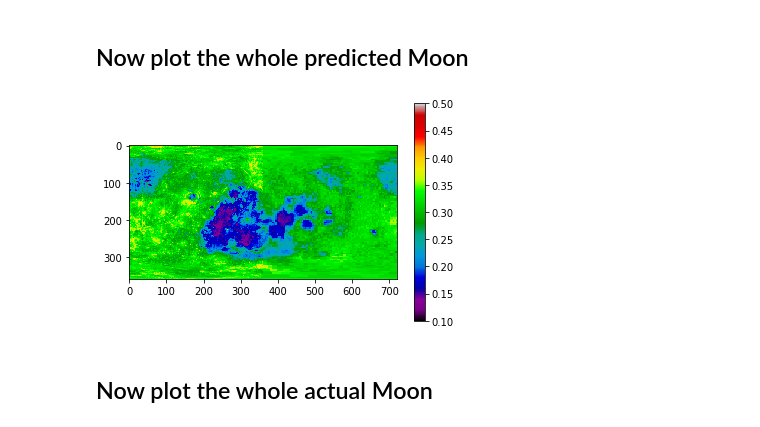
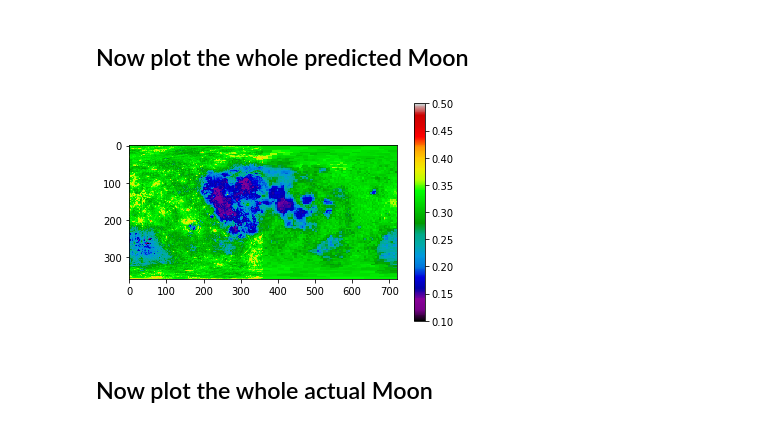
Before and after one commit to JessWYWong/CS4RI, a Jupyter notebook: CODER/Albedo/TMVA_Albedo_Py.ipynb, the cells around one changed output. Cells and saved outputs as stored; diff of their text form; code cells hidden in the pictures.

```diff
--- a/CODER/Albedo/TMVA_Albedo_Py.ipynb
+++ b/CODER/Albedo/TMVA_Albedo_Py.ipynb
@@ -278,13 +278,13 @@ plt.show()
 ## Now plot the whole predicted Moon
 # %%
 alldatatrainresult=p.read_csv("data/AlbedoTrainResult.csv",dtype=float)
-imgplot = plt.imshow(alldatatrainresult) #Needs to be in row,col order
+imgplot = plt.imshow(np.flipud(alldatatrainresult))
 imgplot.set_cmap('nipy_spectral')
 plt.clim(0.10,0.5)
 plt.colorbar()
 plt.show()
 # %% [output]
-[figure, old version]
+[figure, new version]
 # %% [markdown]
 ## Now plot the whole actual Moon
 # %%
```
Also changed, not shown: parts of 7 cells of this notebook.
